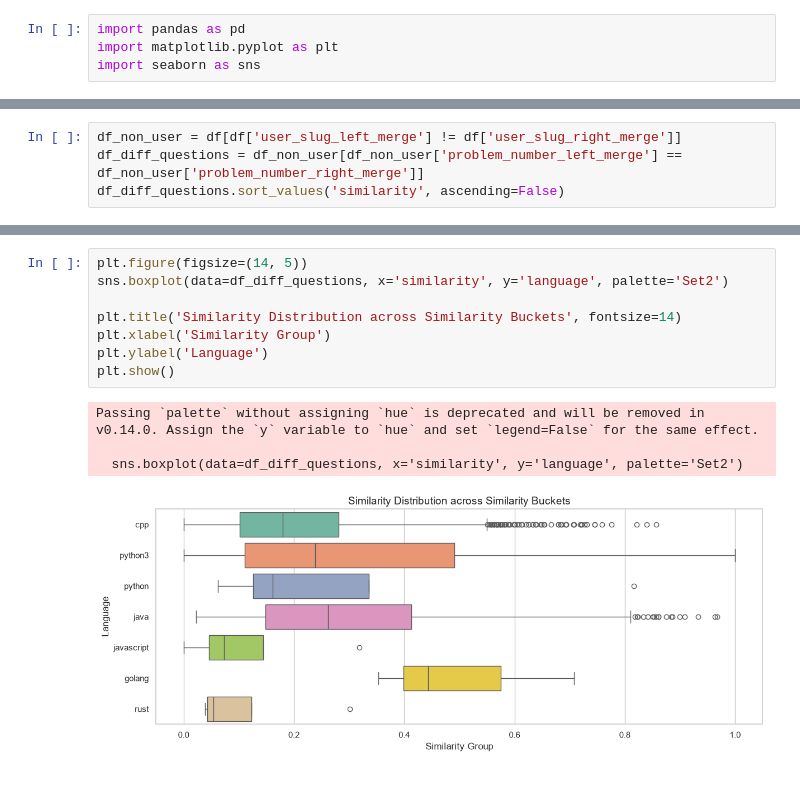
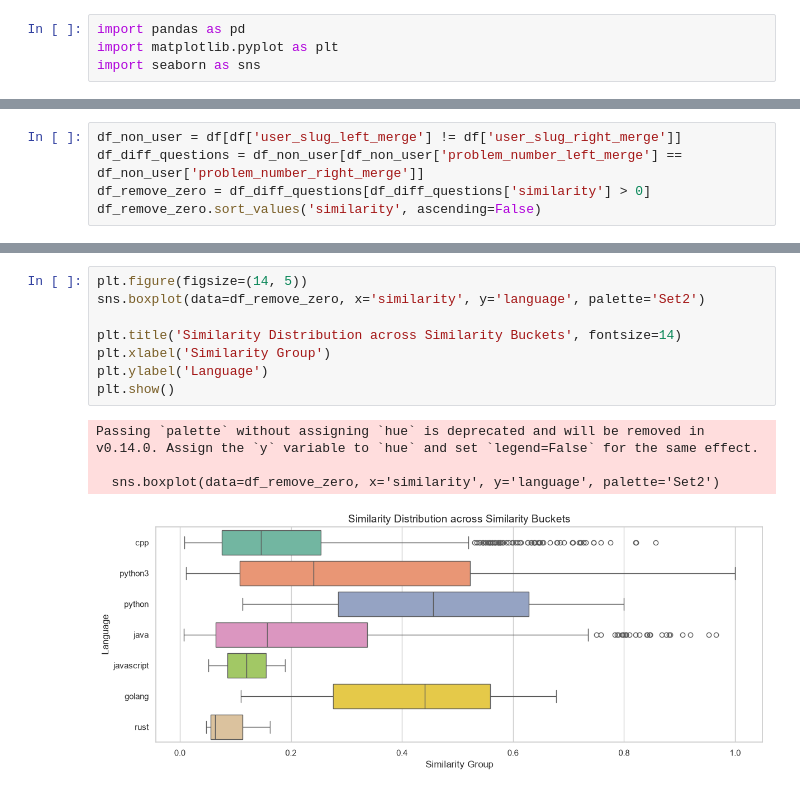
Before and after one commit to Viggyz/scraping-and-analysis, a Jupyter notebook: analysis/reports.ipynb, the cells around one changed output, grey strips where cells are left out. Drawn from its saved outputs; the diff is of its cells as text.

```diff
--- a/analysis/reports.ipynb
+++ b/analysis/reports.ipynb
@@ -36,6 +36,7 @@ df
 # %%
 df_non_user = df[df['user_slug_left_merge'] != df['user_slug_right_merge']]
 df_diff_questions = df_non_user[df_non_user['problem_number_left_merge'] == df_non_user['problem_number_right_merge']]
-df_diff_questions.sort_values('similarity', ascending=False)
+df_remove_zero = df_diff_questions[df_diff_questions['similarity'] > 0]
+df_remove_zero.sort_values('similarity', ascending=False)
 # %% [output]
 |  | id | leftFileId | leftFilePath | rightFileId | rightFilePath | similarity | totalOverlap | ... |
@@ -54,13 +55,13 @@ df_diff_questions.sort_values('similarity', ascending=False)
 # %%
 plt.figure(figsize=(14, 5))
-sns.boxplot(data=df_diff_questions, x='similarity', y='language', palette='Set2')
+sns.boxplot(data=df_remove_zero, x='similarity', y='language', palette='Set2')
 
 plt.title('Similarity Distribution across Similarity Buckets', fontsize=14)
 plt.xlabel('Similarity Group')
 plt.ylabel('Language')
 plt.show()
 # %% [output]
 Passing `palette` without assigning `hue` is deprecated and will be removed in v0.14.0. Assign the `y` variable to `hue` and set `legend=False` for the same effect.
 
-  sns.boxplot(data=df_diff_questions, x='similarity', y='language', palette='Set2')
+  sns.boxplot(data=df_remove_zero, x='similarity', y='language', palette='Set2')
-[figure, old version]
+[figure, new version]
```
Also changed, not shown: parts of 2 cells of this notebook, 2 other files.
